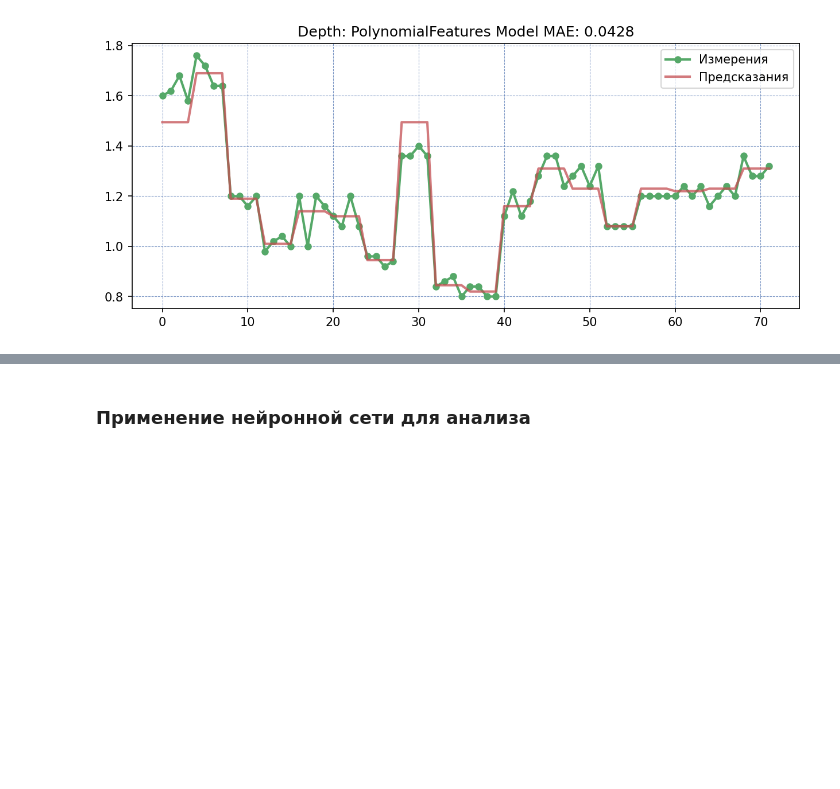
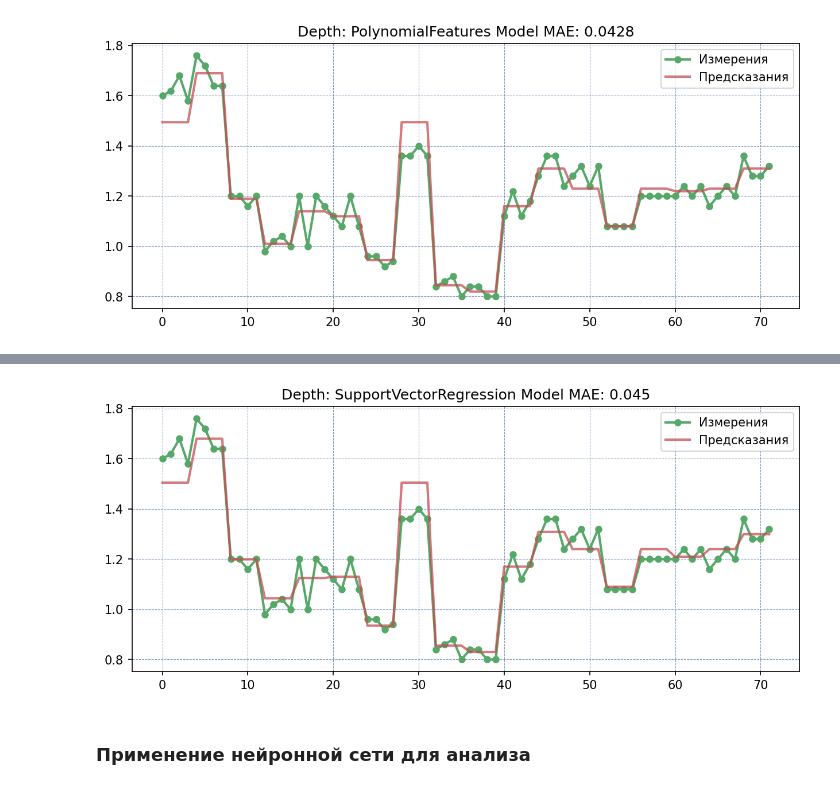
Before and after one commit to VASoftLab/bmstu-data-scientist-attestation, a Jupyter notebook: welding-analysis.ipynb, the cells around one changed output, grey strips where cells are left out. Drawn from its saved outputs; the diff is of its cells as text; code cells hidden in the pictures; blank space fills up the shorter version.

```diff
--- a/welding-analysis.ipynb
+++ b/welding-analysis.ipynb
@@ -305,3 +317,8 @@ plot_model(xD_predict, yD_test, yD_predict, f'Depth: PolynomialFeatures Model MA
+# %%
+pipe = make_pipeline(StandardScaler(), SVR(C = 1.0, epsilon = 0.01))
+test_results_depth['SupportVectorRegression'] = run_model(pipe, X_train, yD_train, X_test, yD_test, 'Depth', 'SupportVectorRegression')
+# %% [output]
+[figure, added]
 # %% [markdown]
 ### Применение нейронной сети для анализа
 # %%
```
Also changed, not shown: parts of 24 cells of this notebook, 1 other file.
